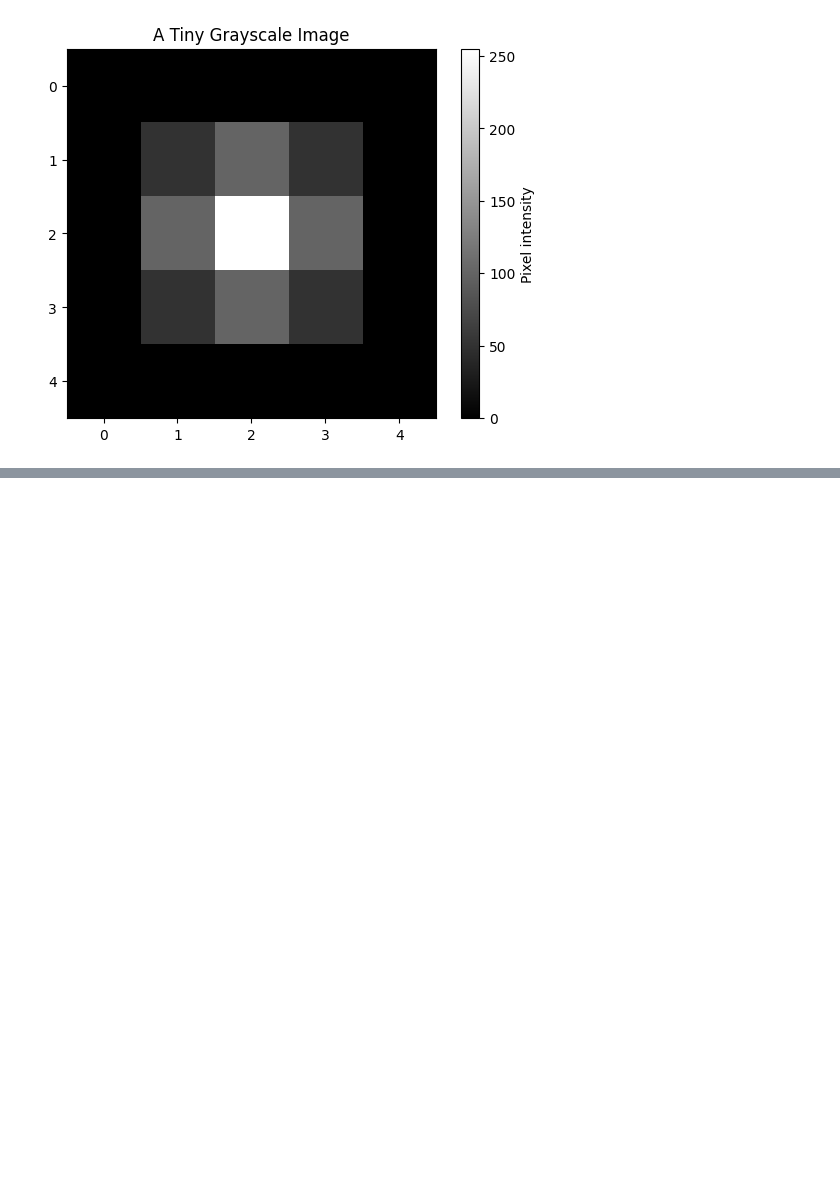
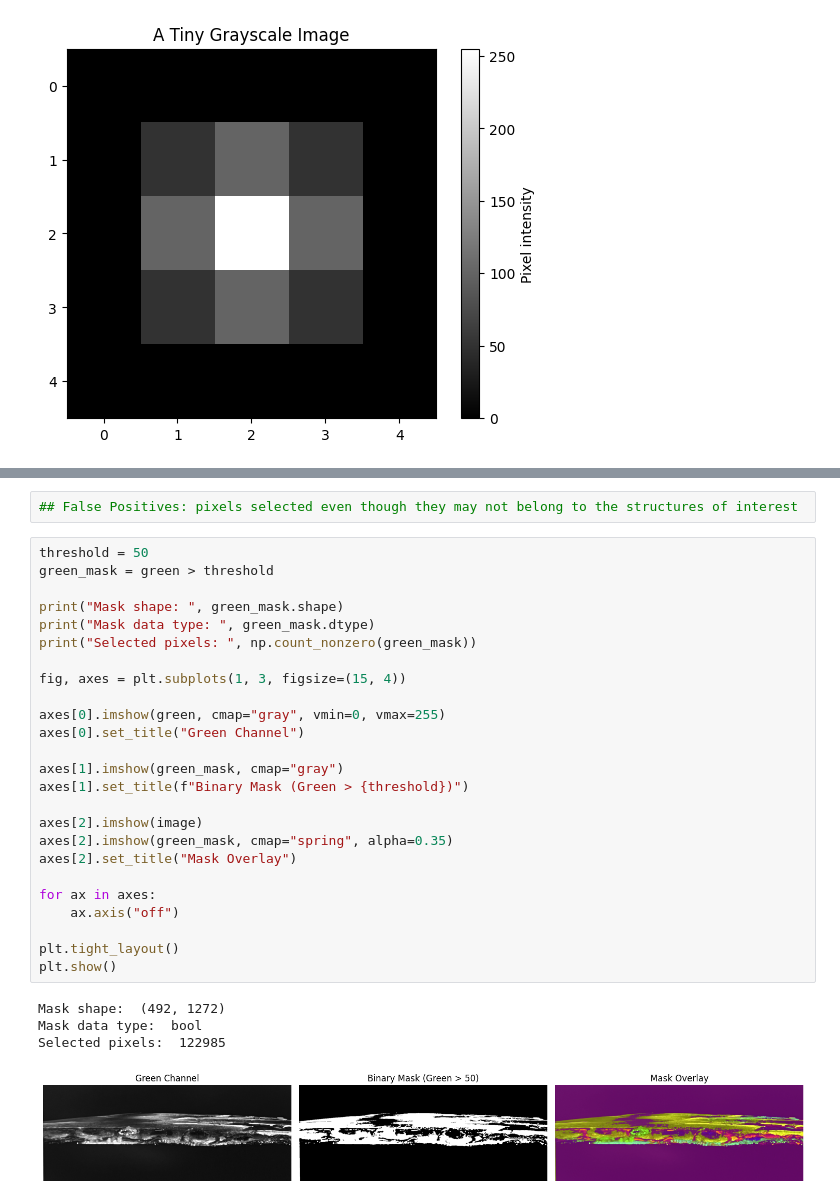
Before and after one commit to AishaEvering/CellScope, a Jupyter notebook: notebooks/01_exploring_microscopy.ipynb, the cells around one changed output, grey strips where cells are left out. Saved outputs shown, nothing was run; the diff lists cells and outputs as text; blank space fills up the shorter version.

```diff
--- a/notebooks/01_exploring_microscopy.ipynb
+++ b/notebooks/01_exploring_microscopy.ipynb
@@ -29,0 +225,32 @@ plt.show()
+# %%
+## False Positives: pixels selected even though they may not belong to the structures of interest
+# %%
+threshold = 50
+green_mask = green > threshold
+
+print("Mask shape: ", green_mask.shape)
+print("Mask data type: ", green_mask.dtype)
+print("Selected pixels: ", np.count_nonzero(green_mask))
+
+fig, axes = plt.subplots(1, 3, figsize=(15, 4))
+
+axes[0].imshow(green, cmap="gray", vmin=0, vmax=255)
+axes[0].set_title("Green Channel")
+
+axes[1].imshow(green_mask, cmap="gray")
+axes[1].set_title(f"Binary Mask (Green > {threshold})")
+
+axes[2].imshow(image)
+axes[2].imshow(green_mask, cmap="spring", alpha=0.35)
+axes[2].set_title("Mask Overlay")
+
+for ax in axes:
+    ax.axis("off")
+
+plt.tight_layout()
+plt.show()
+# %% [output]
+Mask shape:  (492, 1272)
+Mask data type:  bool
+Selected pixels:  122985
+[figure, added]
```
Also changed, not shown: parts of 26 cells of this notebook, 1 other file.
